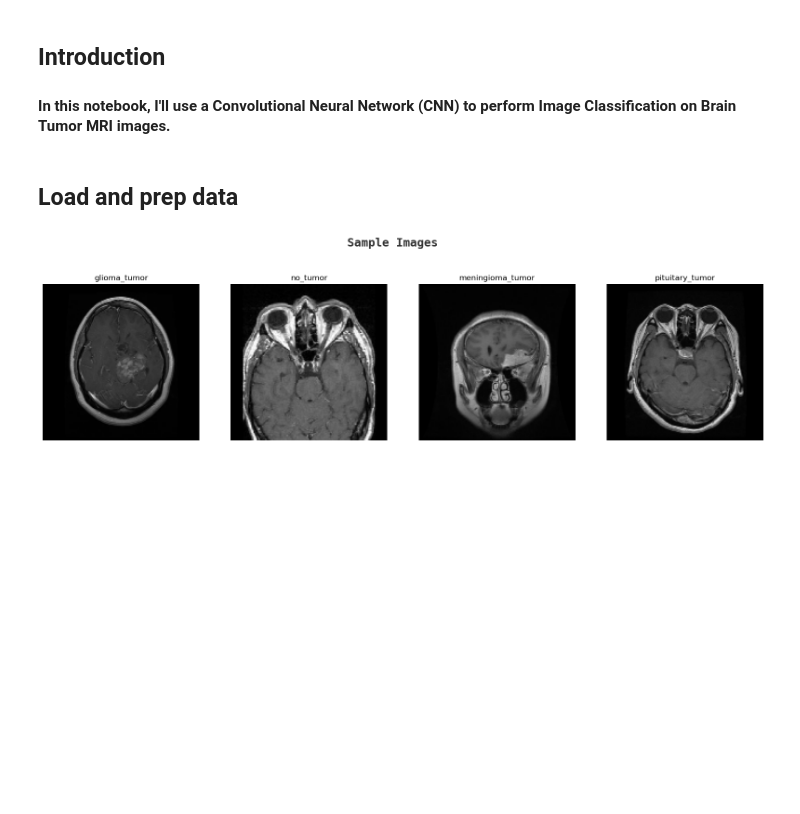
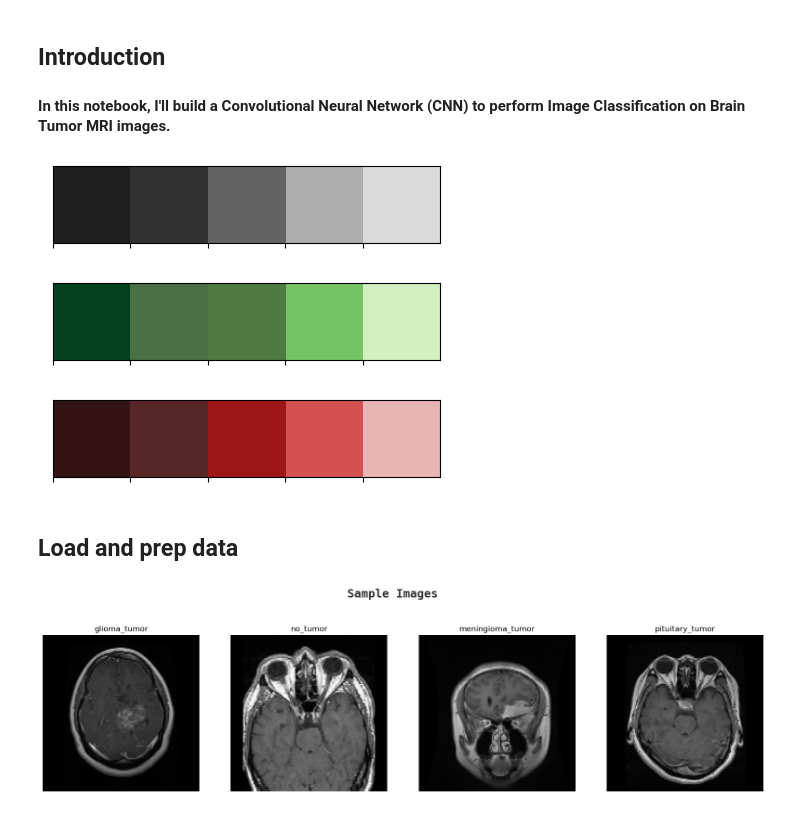
Before and after one commit to ChrisSpescha/Tumor_Classification, a Jupyter notebook: notebooks/Baseline.ipynb, the cells around one changed output. Drawn from its saved outputs; the diff is of its cells as text; code cells hidden in the pictures; blank space fills up the shorter version.

Commit message:
notebook tinker

```diff
--- a/notebooks/Baseline.ipynb
+++ b/notebooks/Baseline.ipynb
@@ -3,7 +3,7 @@
 ![brain_pic.png](attachment:84b2b04a-494e-4628-8936-e87f18bd2ede.png)
 # %% [markdown]
 ## Introduction
-#### In this notebook, I'll use a Convolutional Neural Network (CNN) to perform Image Classification on Brain Tumor MRI images.
+#### In this notebook, I'll build a Convolutional Neural Network (CNN) to perform Image Classification on Brain Tumor MRI images.
 # %%
 # imports
 import matplotlib.pyplot as plt
@@ -32,6 +32,18 @@ from warnings import filterwarnings
 #         print(os.path.join(dirname, filename))
 # %%
 labels = ['glioma_tumor','no_tumor','meningioma_tumor','pituitary_tumor']
+# %%
+colors_dark = ["#1F1F1F", "#313131", '#636363', '#AEAEAE', '#DADADA']
+colors_red = ["#331313", "#582626", '#9E1717', '#D35151', '#E9B4B4']
+colors_green = ['#01411C','#4B6F44','#4F7942','#74C365','#D0F0C0']
+
+sns.palplot(colors_dark)
+sns.palplot(colors_green)
+sns.palplot(colors_red)
+# %% [output]
+[figure, added]
+[figure, added]
+[figure, added]
 # %% [markdown]
 ## Load and prep data
 # %%
```
Also changed, not shown: parts of 14 cells of this notebook, 7 other files.
